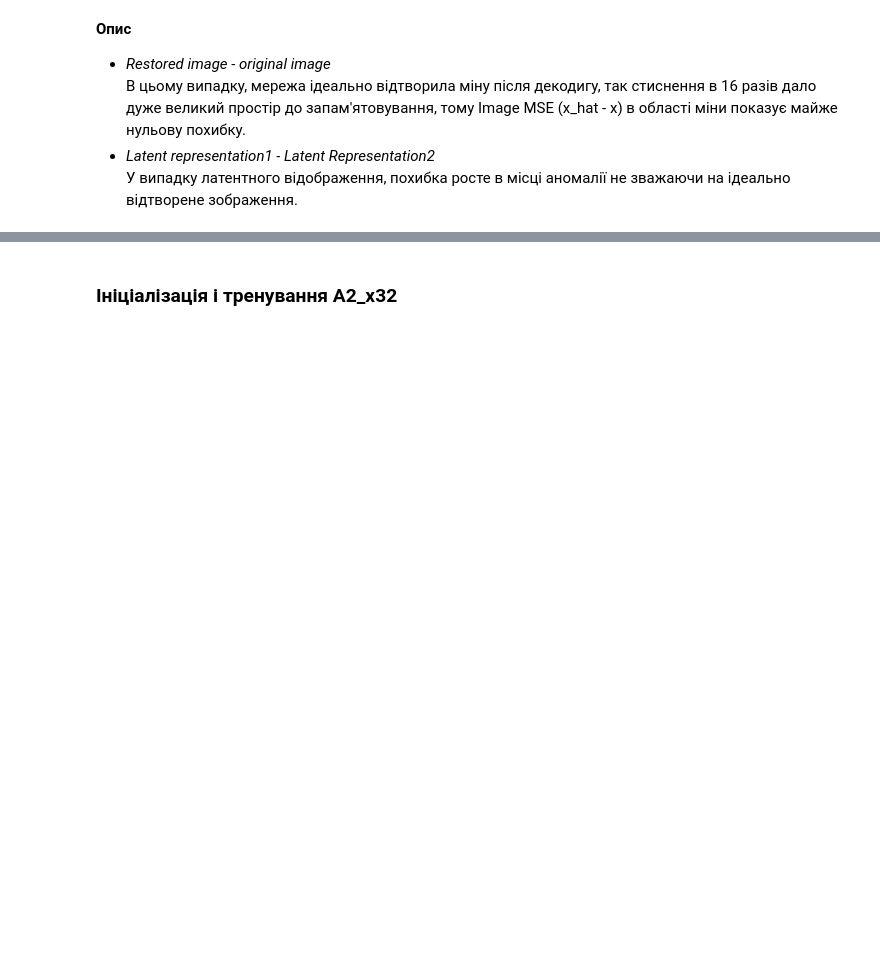
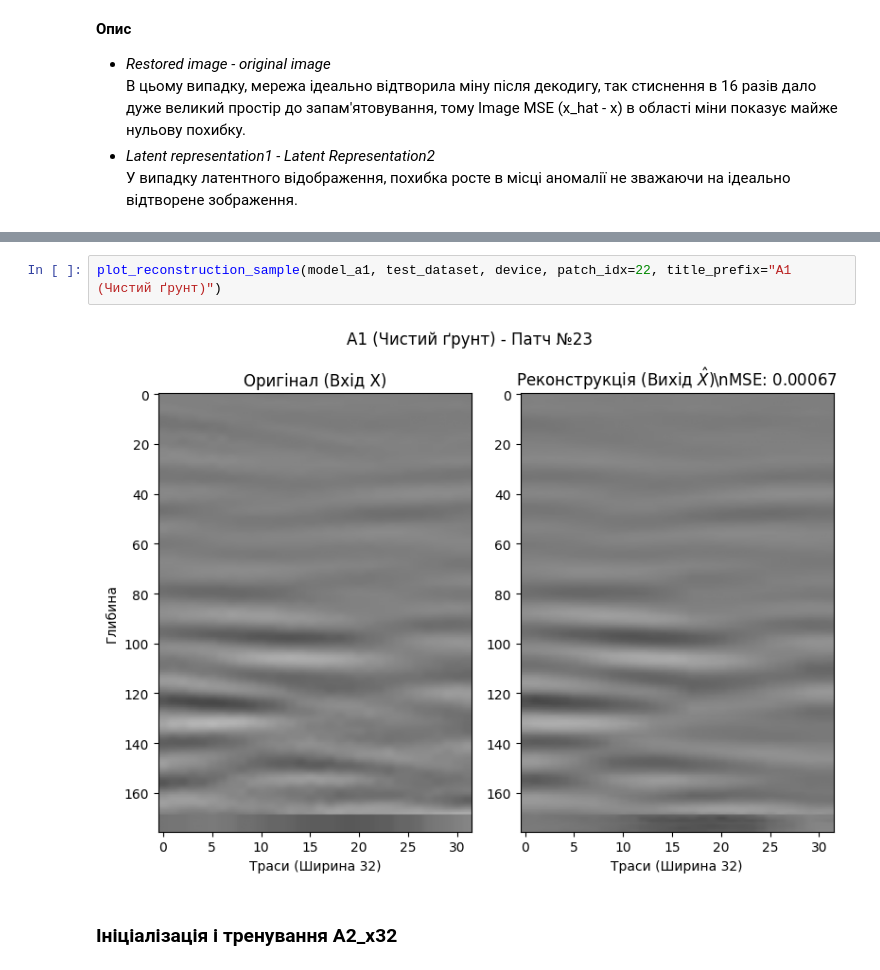
Before and after one commit to Violeeeeeeee/landmine-detection, a Jupyter notebook: notebooks/cnnArchitectureTests.ipynb, the cells around one changed output, grey strips where cells are left out. Cells and saved outputs as stored; diff of their text form; blank space fills up the shorter version.

```diff
--- a/notebooks/cnnArchitectureTests.ipynb
+++ b/notebooks/cnnArchitectureTests.ipynb
@@ -485,3 +676,7 @@ plt.show()
+# %%
+plot_reconstruction_sample(model_a1, test_dataset, device, patch_idx=22, title_prefix="A1 (Чистий ґрунт)")
+# %% [output]
+[figure, added]
 # %% [markdown]
 ### Ініціалізація і тренування A2_x32
 # %%
```
Also changed, not shown: parts of 62 cells of this notebook, 1 other file.
